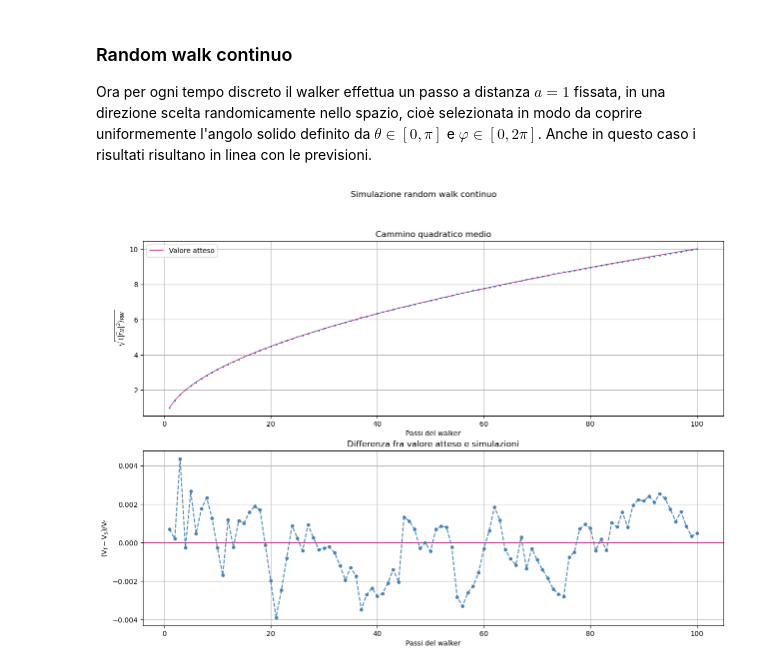
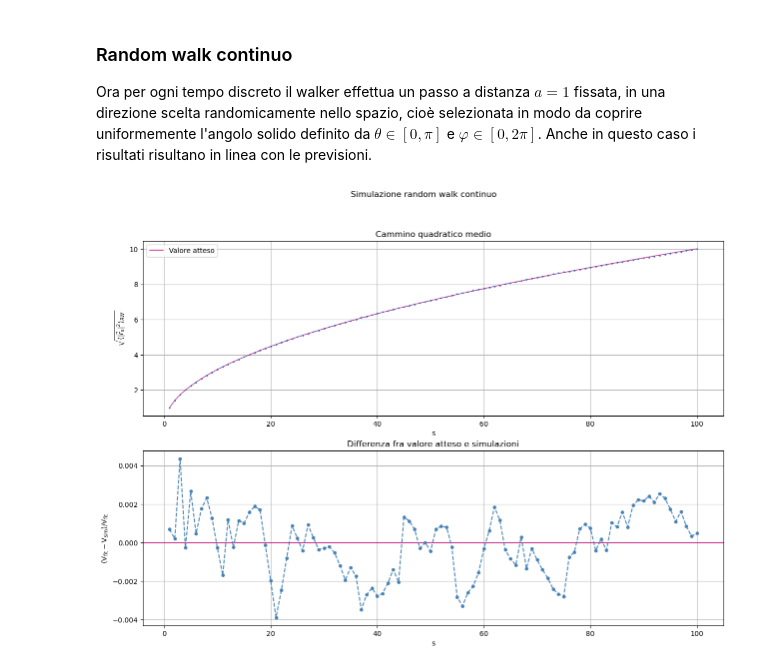
Before and after one commit to angela-bonato/LaboratorioSimulazioneNumerica, a Jupyter notebook: Es02/Esercitazione2.ipynb, the cells around one changed output. Drawn from its saved outputs; the diff is of its cells as text; code cells hidden in the pictures.

```diff
--- a/Es02/Esercitazione2.ipynb
+++ b/Es02/Esercitazione2.ipynb
@@ -161,24 +161,24 @@ Ora per ogni tempo discreto il walker effettua un passo a distanza $a=1$ fissata
 # %%
 crwy, cerrorbars=np.loadtxt("continuumrw.dat", delimiter=" ", usecols=(0, 1),  unpack="true")  #vettore con le ordinate del plot
 
 cfig ,(cplt1, cplt2) = plt.subplots(2, 1, figsize=(15, 10))
 
 cplt1.errorbar(rwx, crwy, yerr=cerrorbars, fmt='o', linestyle='', elinewidth=0.5, ecolor="steelblue", markersize=1.5)
 cplt1.plot(rwx, c_k*np.sqrt(rwx), linewidth=1, color="mediumvioletred", label="Valore atteso")
-cplt1.set_xlabel("Passi del walker")
-cplt1.set_ylabel(r"$\sqrt{\langle |\vec{r}_N|^2 \rangle_{RW}}$")
+cplt1.set_xlabel("s")
+cplt1.set_ylabel(r"$\sqrt{\langle |\vec{r}_s|^2 \rangle_{RW}}$")
 cplt1.set_title("Cammino quadratico medio")
 cplt1.grid(True)
 cplt1.legend()
 
 cplt2.errorbar(rwx, (c_k*np.sqrt(rwx)-crwy)/(c_k*np.sqrt(rwx)), yerr=cerrorbars/(c_k*np.sqrt(rwx)), fmt='o', linestyle='--', elinewidth=1.2, color="steelblue", ecolor="steelblue", markersize=4)
 cplt2.axhline(y=0, color="mediumvioletred", alpha=0.8)
-cplt2.set_xlabel("Passi del walker")
-cplt2.set_ylabel(r"$\mathrm{ (V_f - V_s)/V_f }$")
+cplt2.set_xlabel("s")
+cplt2.set_ylabel(r"$\mathrm{ (V_{fit} - V_{sim})/V_{fit} }$")
 cplt2.set_title("Differenza fra valore atteso e simulazioni")
 cplt2.grid(True)
 
 cfig.suptitle("Simulazione random walk continuo")
 plt.show()
 # %% [output]
-[figure, old version]
+[figure, new version]
```
Also changed, not shown: parts of 2 cells of this notebook, 2 other files.
